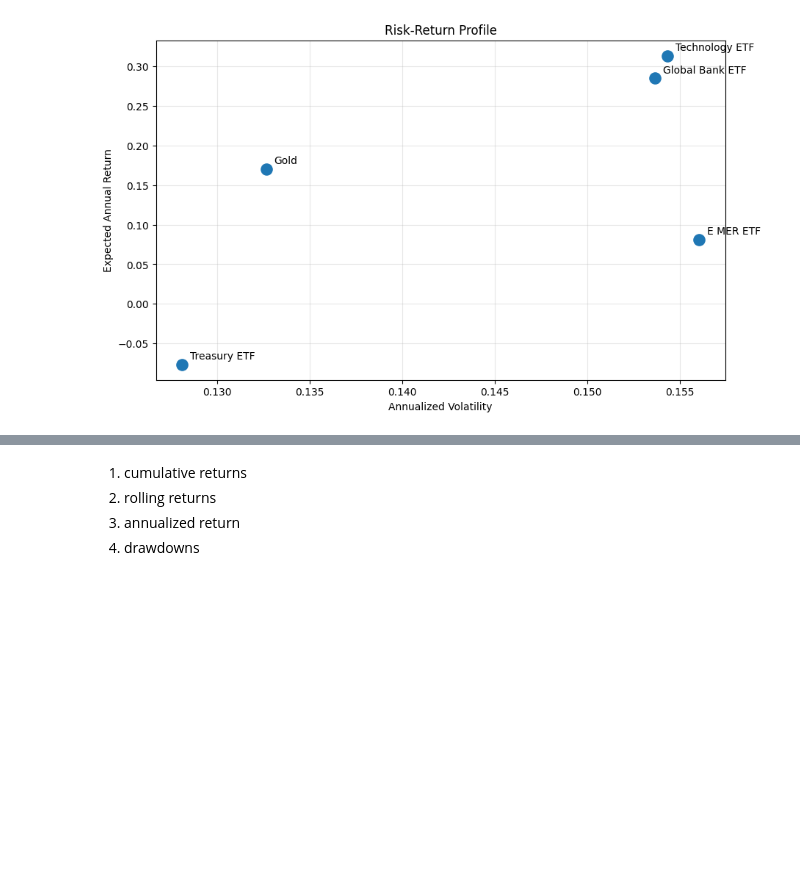
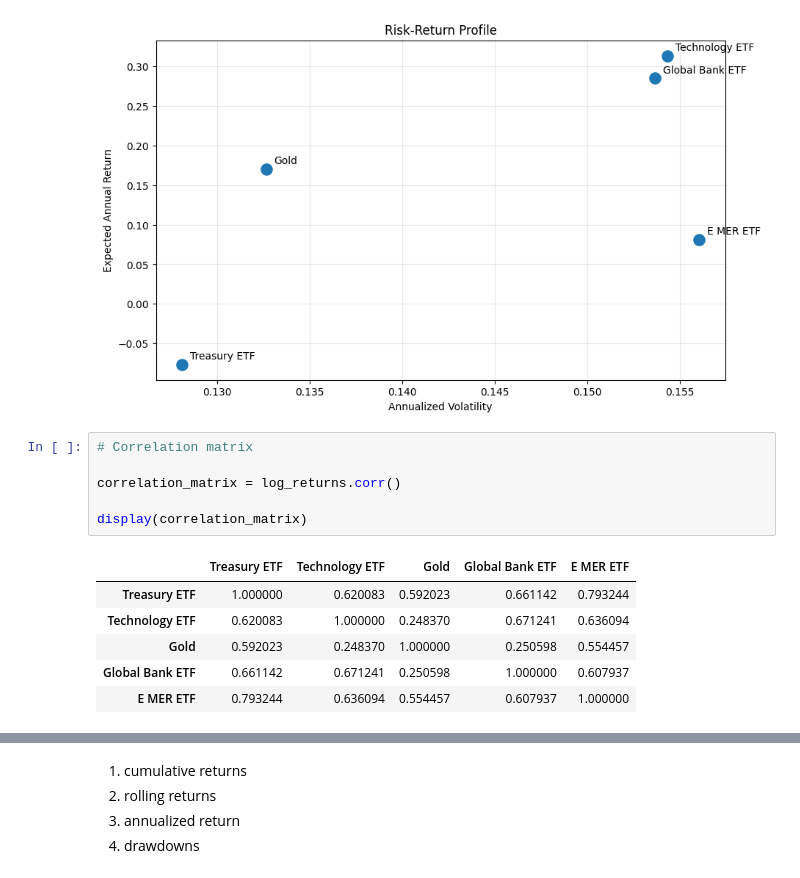
Before and after one commit to atilioalberto23/financial_risk_management, a Jupyter notebook: notebooks/quantitative_multi_asset_risk_analysis.ipynb, the cells around one changed output, grey strips where cells are left out. Cells and saved outputs as stored; diff of their text form; blank space fills up the shorter version.

```diff
--- a/notebooks/quantitative_multi_asset_risk_analysis.ipynb
+++ b/notebooks/quantitative_multi_asset_risk_analysis.ipynb
@@ -186,3 +186,16 @@ plt.grid(alpha=0.3)
 plt.show()
 # %% [output]
 [figure]
+# %%
+# Correlation matrix
+
+correlation_matrix = log_returns.corr()
+
+display(correlation_matrix)
+# %% [output]
+|  | Treasury ETF | Technology ETF | Gold | Global Bank ETF | E MER ETF |
+| Treasury ETF | 1.000000 | 0.620083 | 0.592023 | 0.661142 | 0.793244 |
+| Technology ETF | 0.620083 | 1.000000 | 0.248370 | 0.671241 | 0.636094 |
+| Gold | 0.592023 | 0.248370 | 1.000000 | 0.250598 | 0.554457 |
+| Global Bank ETF | 0.661142 | 0.671241 | 0.250598 | 1.000000 | 0.607937 |
+| E MER ETF | 0.793244 | 0.636094 | 0.554457 | 0.607937 | 1.000000 |
```
Also changed, not shown: parts of 1 cell of this notebook.
